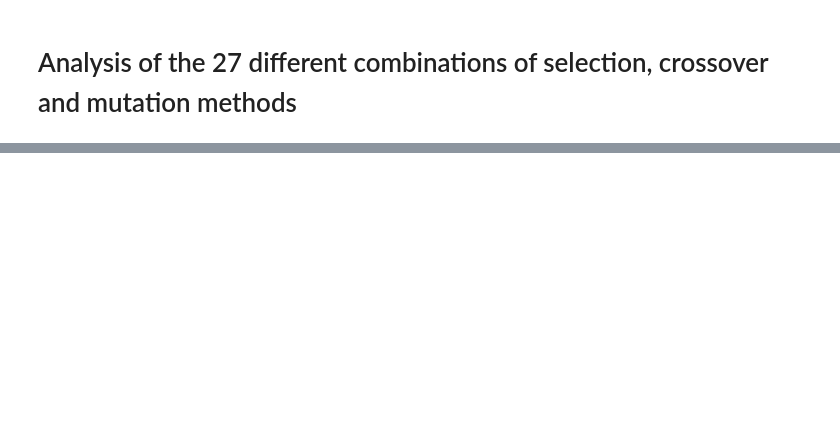
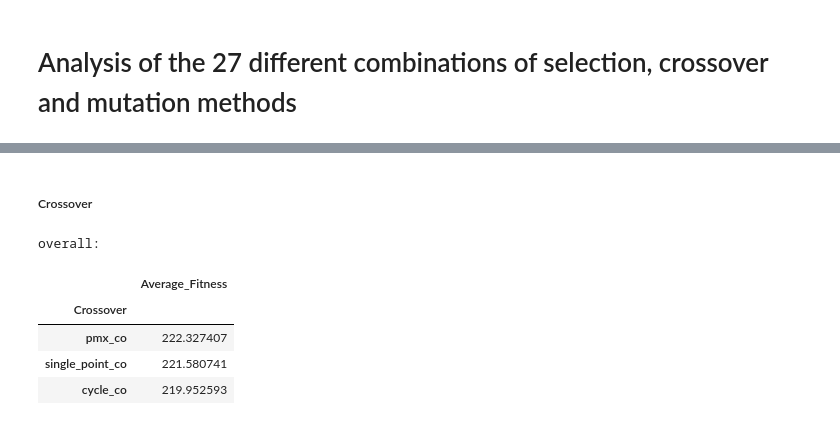
Before and after one commit to FranzMichaelFrank/sudoku_solver, a Jupyter notebook: testing_results/Analysis_27_combinations.ipynb, the cells around one changed output, grey strips where cells are left out. Cells and saved outputs as stored; diff of their text form; code cells hidden in the pictures; blank space fills up the shorter version.

```diff
--- a/testing_results/Analysis_27_combinations.ipynb
+++ b/testing_results/Analysis_27_combinations.ipynb
@@ -63,0 +136,12 @@ all_dfs = [rank__pmx_co__swap_mutation,
+# %% [markdown]
+##### Crossover
+# %%
+print("\n\n\033[1moverall:")
+display(overall_df.groupby("Crossover").mean().sort_values("Average_Fitness", ascending = False))
+# %% [output]
+overall:
+|  | Average_Fitness |
+| Crossover |  |
+| pmx_co | 222.327407 |
+| single_point_co | 221.580741 |
+| cycle_co | 219.952593 |
```
Also changed, not shown: parts of 26 cells of this notebook.
